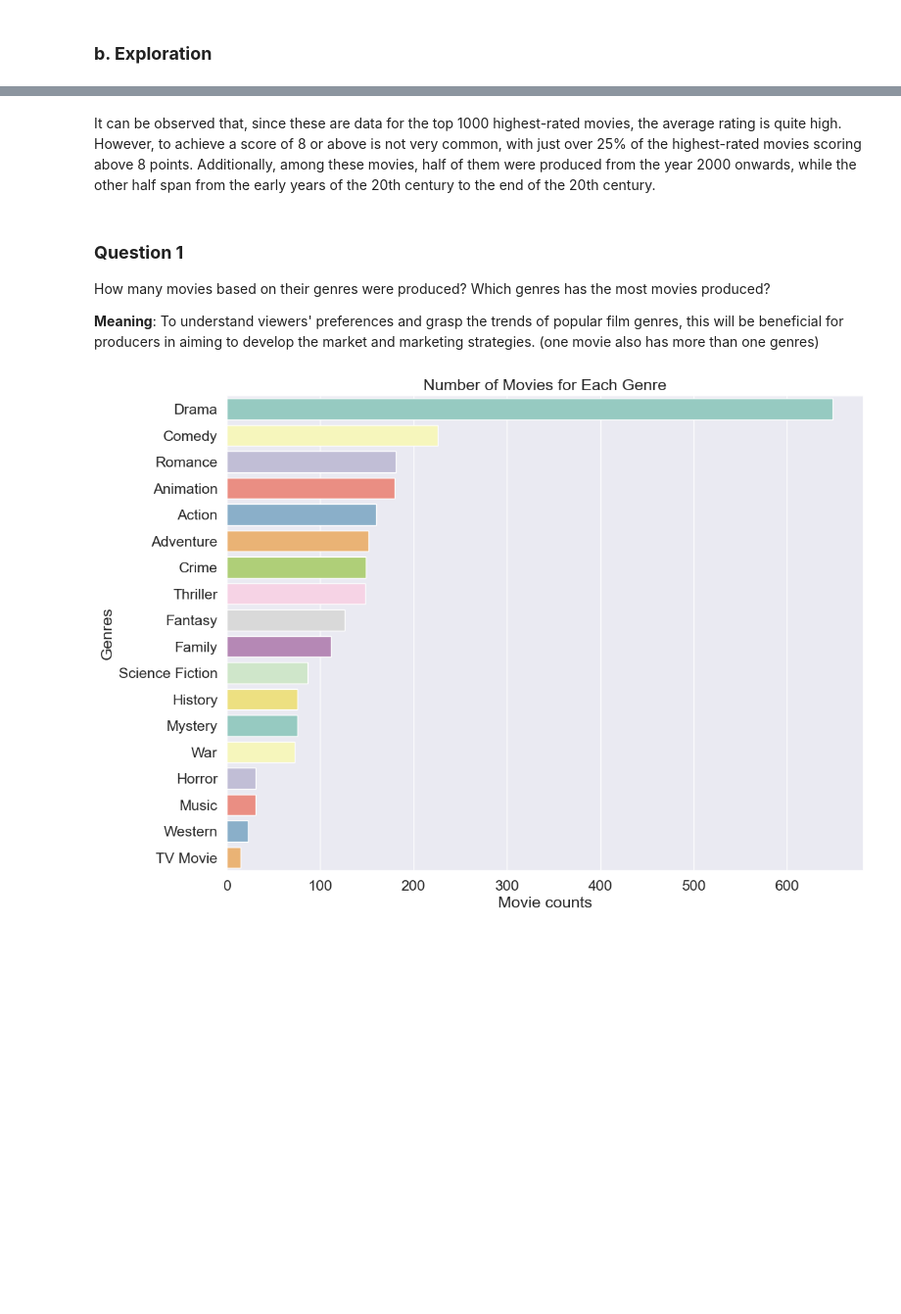
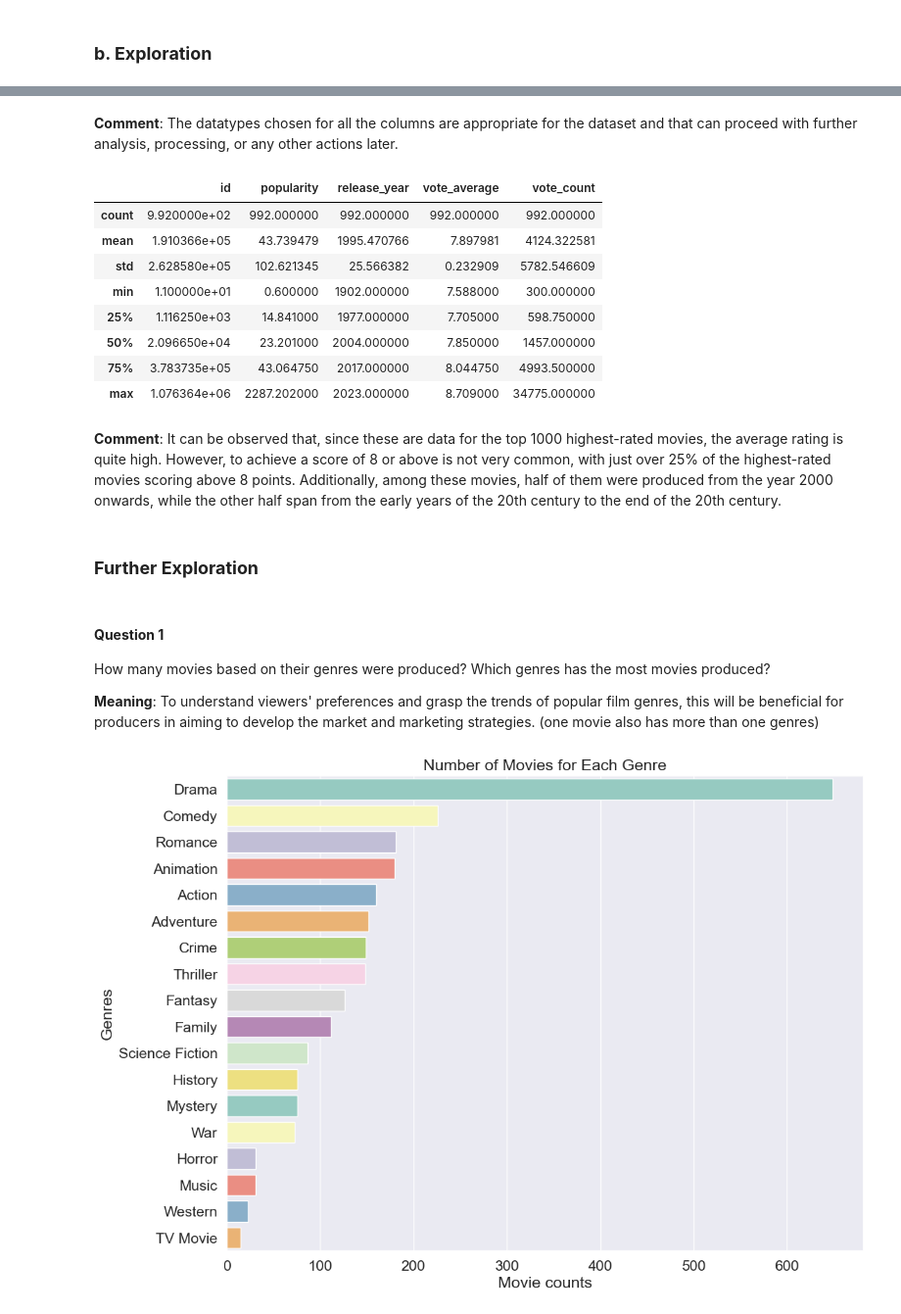
Before and after one commit to Deadinside-at-HCMUS/CSC14119-project, a Jupyter notebook: Notebook.ipynb, the cells around one changed output, grey strips where cells are left out. Shown at 98% size. Saved outputs shown, nothing was run; the diff lists cells and outputs as text; code cells hidden in the pictures; blank space fills up the shorter version.

Commit message:
[Data Exploration] update basic level description

```diff
--- a/Notebook.ipynb
+++ b/Notebook.ipynb
@@ -337,7 +363,24 @@ df[['popularity', 'release_year', 'vote_average', 'vote_count']].describe()
+# %% [markdown]
+**Comment**: The datatypes chosen for all the columns are appropriate for the dataset and that can proceed with further analysis, processing, or any other actions later.
+# %%
+# What is the distribution of the data in each column?
+df.describe()
+# %% [output]
+|  | id | popularity | release_year | vote_average | vote_count |
+| count | 9.920000e+02 | 992.000000 | 992.000000 | 992.000000 | 992.000000 |
+| mean | 1.910366e+05 | 43.739479 | 1995.470766 | 7.897981 | 4124.322581 |
+| std | 2.628580e+05 | 102.621345 | 25.566382 | 0.232909 | 5782.546609 |
+| min | 1.100000e+01 | 0.600000 | 1902.000000 | 7.588000 | 300.000000 |
+| 25% | 1.116250e+03 | 14.841000 | 1977.000000 | 7.705000 | 598.750000 |
+| 50% | 2.096650e+04 | 23.201000 | 2004.000000 | 7.850000 | 1457.000000 |
+| 75% | 3.783735e+05 | 43.064750 | 2017.000000 | 8.044750 | 4993.500000 |
+| max | 1.076364e+06 | 2287.202000 | 2023.000000 | 8.709000 | 34775.000000 |
 # %% [markdown]
-It can be observed that, since these are data for the top 1000 highest-rated movies, the average rating is quite high. However, to achieve a score of 8 or above is not very common, with just over 25% of the highest-rated movies scoring above 8 points. Additionally, among these movies, half of them were produced from the year 2000 onwards, while the other half span from the early years of the 20th century to the end of the 20th century.
+**Comment**: It can be observed that, since these are data for the top 1000 highest-rated movies, the average rating is quite high. However, to achieve a score of 8 or above is not very common, with just over 25% of the highest-rated movies scoring above 8 points. Additionally, among these movies, half of them were produced from the year 2000 onwards, while the other half span from the early years of the 20th century to the end of the 20th century.
+# %% [markdown]
+### **Further Exploration**
 # %% [markdown]
-### **Question 1**
+#### **Question 1**
 How many movies based on their genres were produced? Which genres has the most movies produced?
 
 **Meaning**: To understand viewers' preferences and grasp the trends of popular film genres, this will be beneficial for producers in aiming to develop the market and marketing strategies. (one movie also has more than one genres)
```
Also changed, not shown: parts of 14 cells of this notebook.
